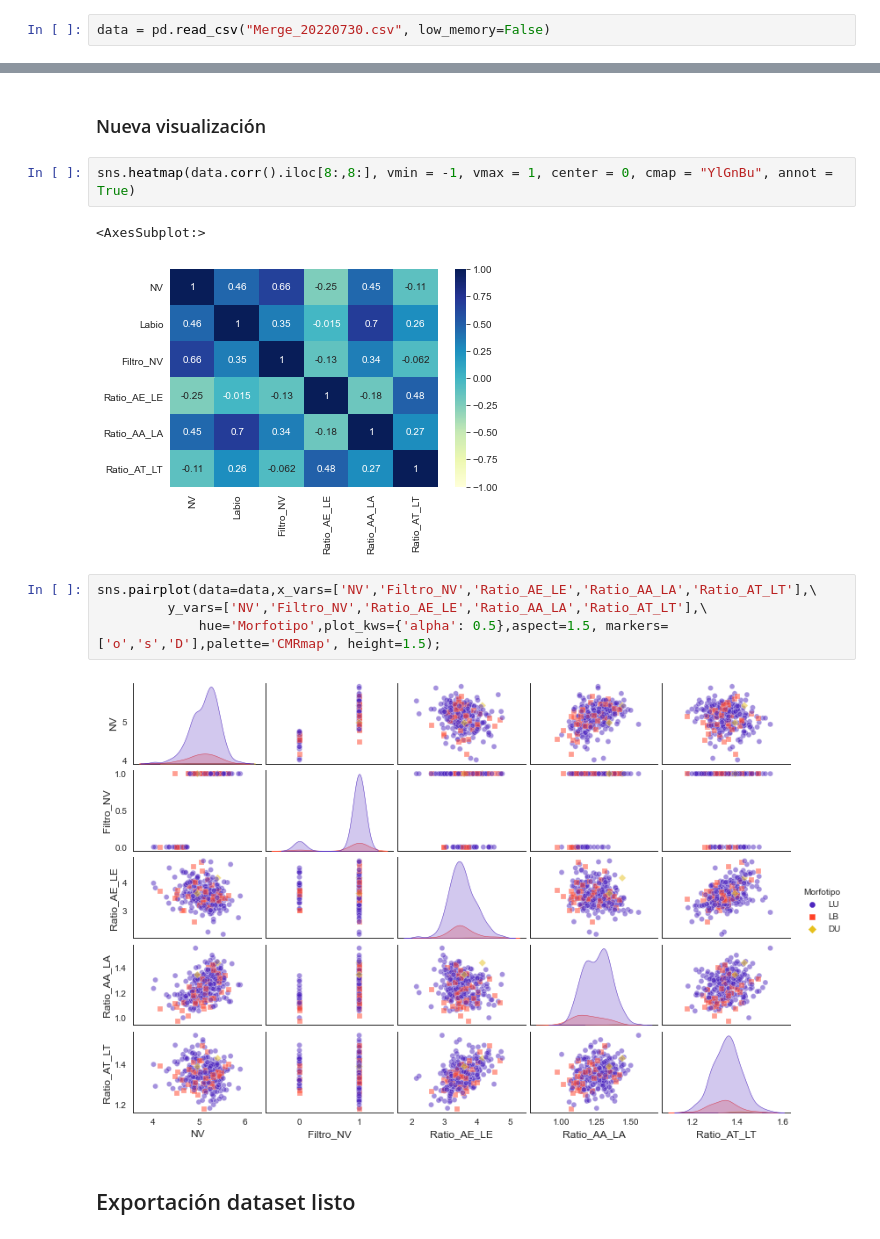
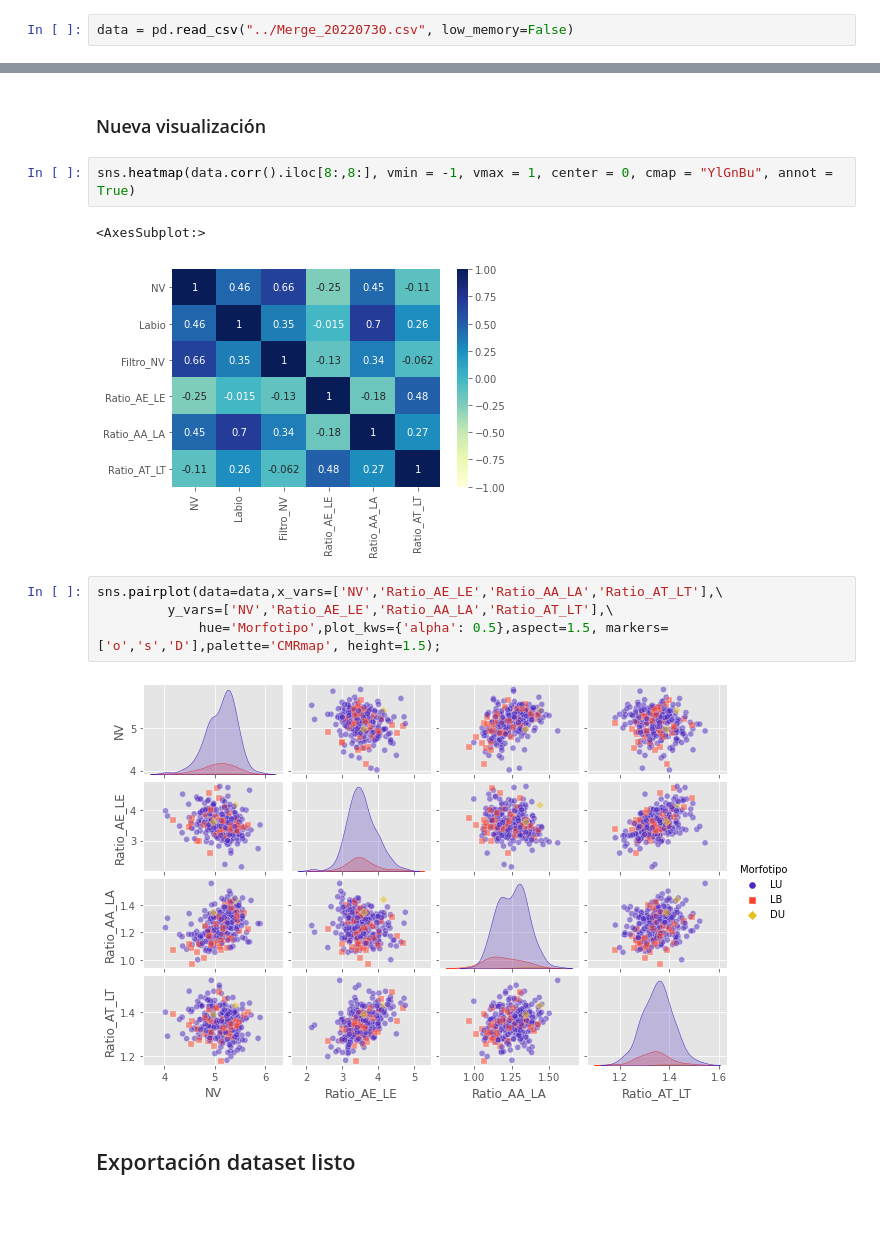
Before and after one commit to szl30n/ProyectosDHDS, a Jupyter notebook: TP4/notebooks/Borrador Mae.ipynb, the cells around one changed output, grey strips where cells are left out. Drawn from its saved outputs; the diff is of its cells as text; blank space fills up the shorter version.

```diff
--- a/TP4/notebooks/Borrador Mae.ipynb
+++ b/TP4/notebooks/Borrador Mae.ipynb
@@ -10,7 +10,7 @@ import matplotlib.pyplot as plt
 matplotlib.style.use('ggplot')
 %matplotlib inline
 # %%
-data = pd.read_csv("Merge_20220730.csv", low_memory=False)
+data = pd.read_csv("../Merge_20220730.csv", low_memory=False)
 # %% [markdown]
 ## Exploración datos
 # %%
@@ -184,12 +177,12 @@ data.head()
 sns.heatmap(data.corr().iloc[8:,8:], vmin = -1, vmax = 1, center = 0, cmap = "YlGnBu", annot = True)
 # %% [output]
 <AxesSubplot:>
-[figure, old version]
+[figure, new version]
 # %%
-sns.pairplot(data=data,x_vars=['NV','Filtro_NV','Ratio_AE_LE','Ratio_AA_LA','Ratio_AT_LT'],\
-         y_vars=['NV','Filtro_NV','Ratio_AE_LE','Ratio_AA_LA','Ratio_AT_LT'],\
+sns.pairplot(data=data,x_vars=['NV','Ratio_AE_LE','Ratio_AA_LA','Ratio_AT_LT'],\
+         y_vars=['NV','Ratio_AE_LE','Ratio_AA_LA','Ratio_AT_LT'],\
              hue='Morfotipo',plot_kws={'alpha': 0.5},aspect=1.5, markers=['o','s','D'],palette='CMRmap', height=1.5);
 # %% [output]
-[figure, old version]
+[figure, new version]
 # %% [markdown]
 ## Exportación dataset listo
```
Also changed, not shown: parts of 13 cells of this notebook.
